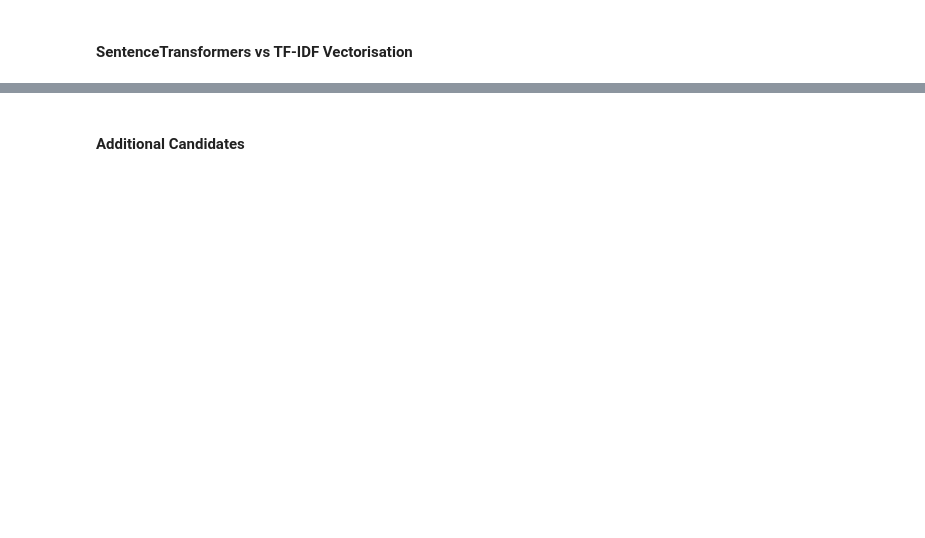
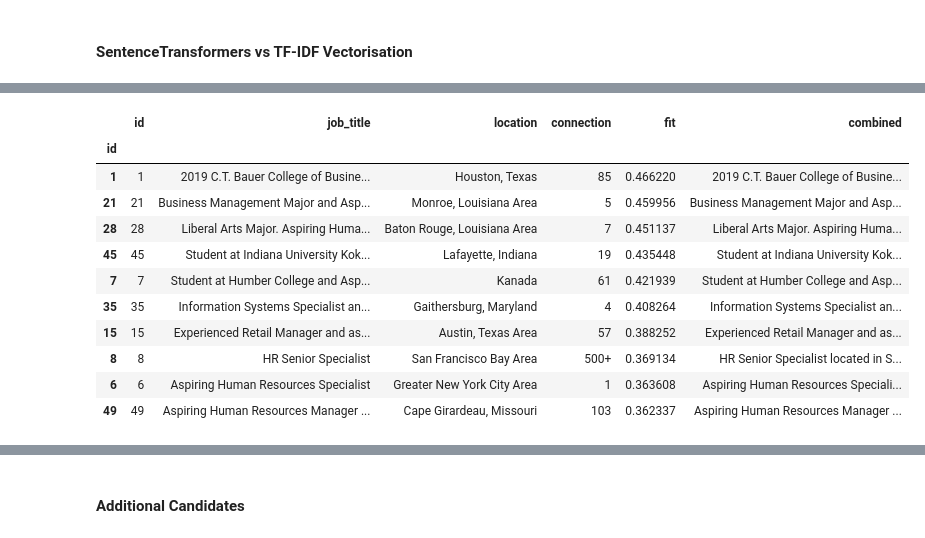
Before and after one commit to cameroncochrane/RnEHGFbDNlguJZBv, a Jupyter notebook: notebooks/PotentialTalents_1.ipynb, the cells around one changed output, grey strips where cells are left out. Saved outputs shown, nothing was run; the diff lists cells and outputs as text; code cells hidden in the pictures; blank space fills up the shorter version.

Commit message:
Refactor candidate recommendation functions to incorporate SentenceTransformers; update execution counts and fix vectorizer usage in TF-IDF model.

```diff
--- a/notebooks/PotentialTalents_1.ipynb
+++ b/notebooks/PotentialTalents_1.ipynb
@@ -74,8 +74,8 @@ from sklearn.feature_extraction.text import TfidfVectorizer
 data_by_id = data.set_index("id", drop=False)
 
 # Tokenization + TF-IDF Vectorization:
-vectorizer = TfidfVectorizer(stop_words="english") # Carries out both tokenization and vectorization
-tfidf_matrix = vectorizer.fit_transform(data_by_id["combined"].fillna(""))
+tfidf_vectorizer = TfidfVectorizer(stop_words="english") # Carries out both tokenization and vectorization
+tfidf_matrix = tfidf_vectorizer.fit_transform(data_by_id["combined"].fillna(""))
 
 # Row order in tfidf_matrix matches data_by_id.index, making each vector traceable to its id
 candidate_ids = data_by_id.index.to_numpy()
@@ -179,4 +185,4 @@ recommend_candidates_description(data_by_id, ideal_candidate_description)
 # %%
 from sentence_transformers import SentenceTransformer
 # %%
-model = SentenceTransformer('all-MiniLM-L6-v2') #Define which model to use
+st_model = SentenceTransformer('all-MiniLM-L6-v2') #Define which model to use
@@ -182,0 +191,27 @@ model = SentenceTransformer('all-MiniLM-L6-v2') #Define which model to use
+# %%
+def recommend_candidates_description_st(vectorizer,base_data, ideal_candidate_description, top_n=10):
+    """
+    Recommends candidates based on similarity to an ideal candidate description.
+    Only non-zero cosine similarities are returned.
+
+    Use with SentenceTransformers
+    """
+    if "id" in base_data.columns:
+        base_by_id = base_data.set_index("id", drop=False)
+    else:
+        base_by_id = base_data.copy()
+
+    candidate_descriptions = base_by_id["combined"].fillna("").tolist()
+    candidate_vectors = vectorizer.encode(candidate_descriptions, convert_to_numpy=True)
+
+    query_vector = vectorizer.encode([ideal_candidate_description])
+
+    scores = cosine_similarity(query_vector, candidate_vectors).ravel()
+
+    ranked = base_by_id.copy()
+    ranked["fit"] = scores
+    ranked = ranked[ranked["fit"] > 0].sort_values("fit", ascending=False)
+
+    return ranked.head(top_n)
+
+st_ideal = recommend_candidates_description_st(st_model,data_by_id, ideal_candidate_description)
@@ -182,0 +232,15 @@ model = SentenceTransformer('all-MiniLM-L6-v2') #Define which model to use
+# %%
+st_ideal.head(10) # SentenceTransformers
+# %% [output]
+|  | id | job_title | location | connection | fit | combined |
+| id |  |  |  |  |  |  |
+| 1 | 1 | 2019 C.T. Bauer College of Busine... | Houston, Texas | 85 | 0.466220 | 2019 C.T. Bauer College of Busine... |
+| 21 | 21 | Business Management Major and Asp... | Monroe, Louisiana Area | 5 | 0.459956 | Business Management Major and Asp... |
+| 28 | 28 | Liberal Arts Major. Aspiring Huma... | Baton Rouge, Louisiana Area | 7 | 0.451137 | Liberal Arts Major. Aspiring Huma... |
+| 45 | 45 | Student at Indiana University Kok... | Lafayette, Indiana | 19 | 0.435448 | Student at Indiana University Kok... |
+| 7 | 7 | Student at Humber College and Asp... | Kanada | 61 | 0.421939 | Student at Humber College and Asp... |
+| 35 | 35 | Information Systems Specialist an... | Gaithersburg, Maryland | 4 | 0.408264 | Information Systems Specialist an... |
+| 15 | 15 | Experienced Retail Manager and as... | Austin, Texas Area | 57 | 0.388252 | Experienced Retail Manager and as... |
+| 8 | 8 | HR Senior Specialist | San Francisco Bay Area | 500+ | 0.369134 | HR Senior Specialist located in S... |
+| 6 | 6 | Aspiring Human Resources Specialist | Greater New York City Area | 1 | 0.363608 | Aspiring Human Resources Speciali... |
+| 49 | 49 | Aspiring Human Resources Manager ... | Cape Girardeau, Missouri | 103 | 0.362337 | Aspiring Human Resources Manager ... |
```
Also changed, not shown: parts of 11 cells of this notebook.
